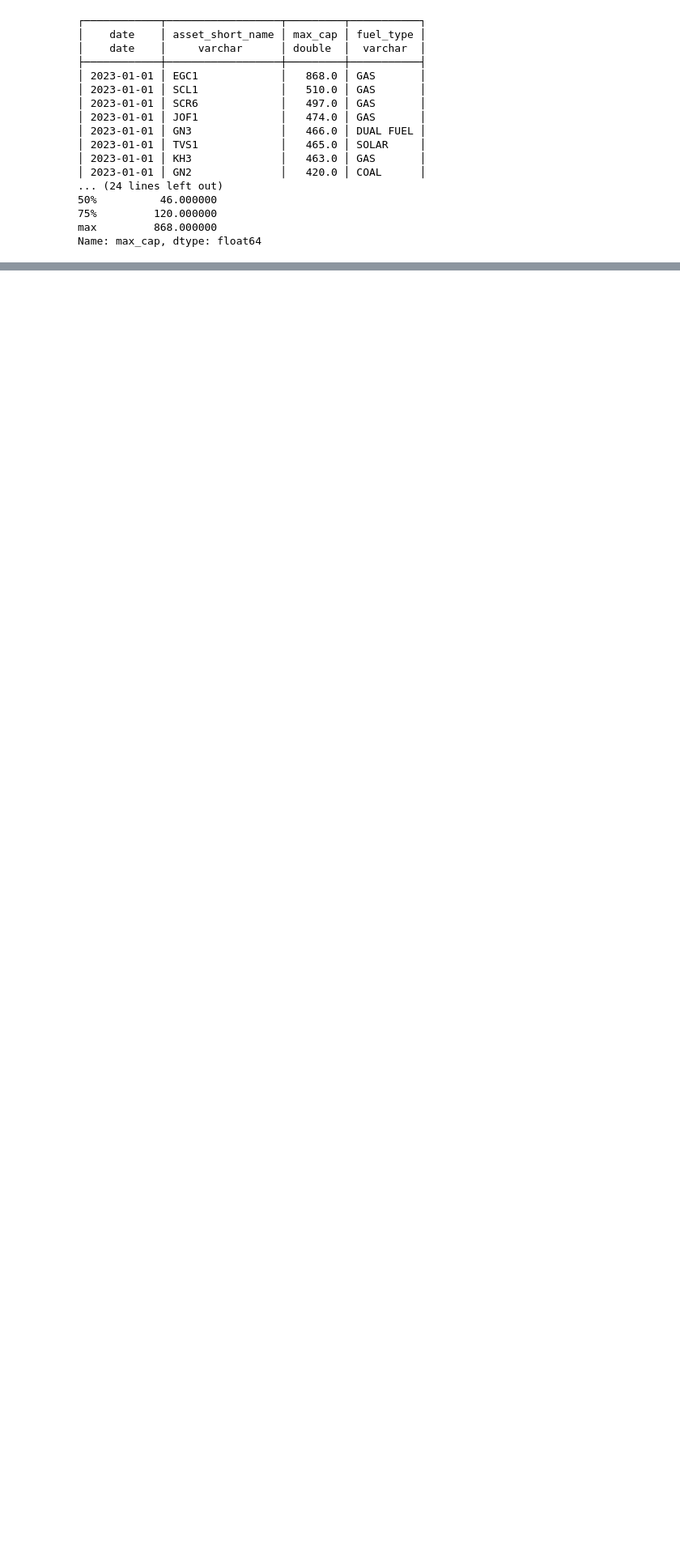
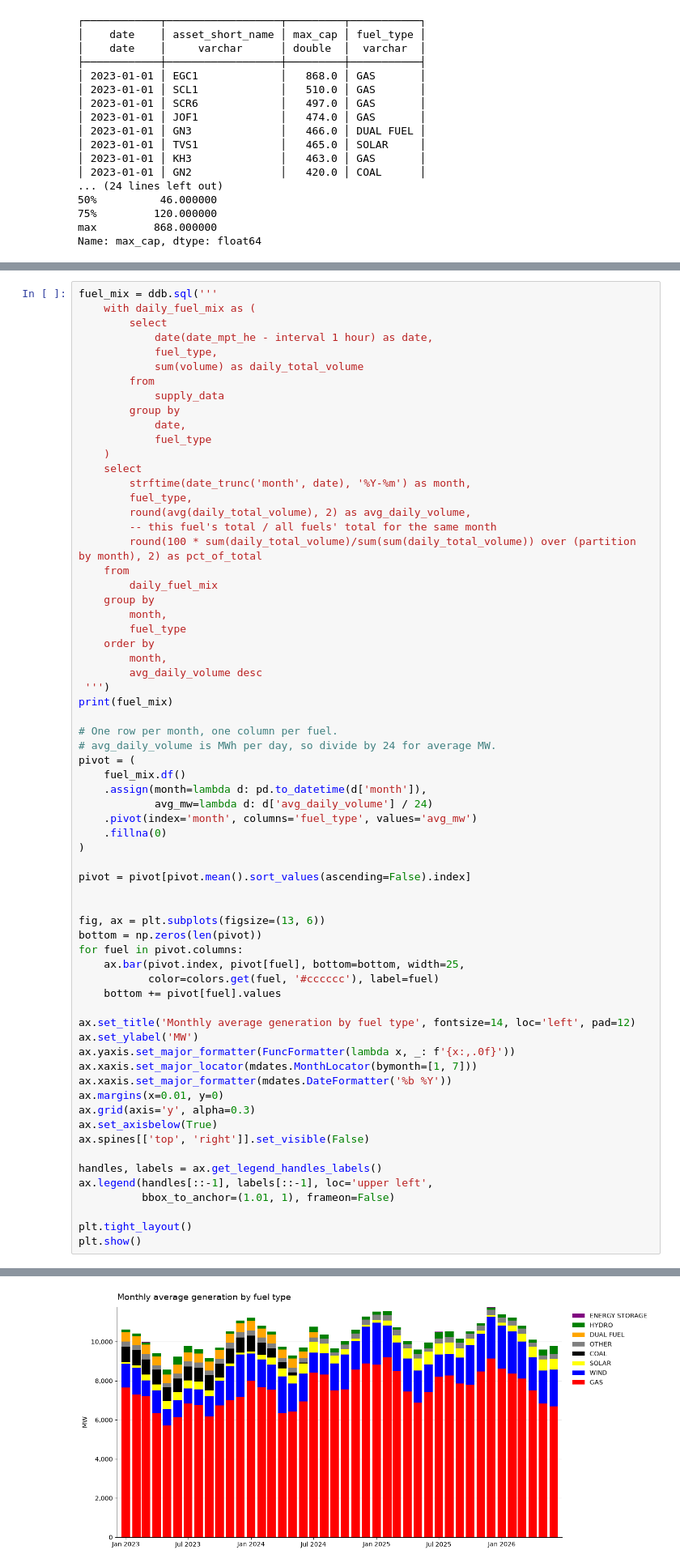
Before and after one commit to rchlmlngt/Alberta-Power-Market-Analysis, a Jupyter notebook: Supply_Analysis.ipynb, the cells around one changed output, grey strips where cells are left out. Shown at 81% size. Saved outputs shown, nothing was run; the diff lists cells and outputs as text; blank space fills up the shorter version.

Commit message:
Added monthly average fuel mix and renewables capacity factor.

```diff
--- a/Supply_Analysis.ipynb
+++ b/Supply_Analysis.ipynb
@@ -166,0 +174,67 @@ plt.show()
+# %%
+fuel_mix = ddb.sql('''
+    with daily_fuel_mix as (
+        select
+            date(date_mpt_he - interval 1 hour) as date,
+            fuel_type,
+            sum(volume) as daily_total_volume
+        from
+            supply_data
+        group by
+            date,
+            fuel_type
+    )
+    select
+        strftime(date_trunc('month', date), '%Y-%m') as month,
+        fuel_type,
+        round(avg(daily_total_volume), 2) as avg_daily_volume,
+        -- this fuel's total / all fuels' total for the same month
+        round(100 * sum(daily_total_volume)/sum(sum(daily_total_volume)) over (partition by month), 2) as pct_of_total
+    from
+        daily_fuel_mix
+    group by
+        month,
+        fuel_type
+    order by
+        month,
+        avg_daily_volume desc
+ ''')
+print(fuel_mix)
+
+# One row per month, one column per fuel.
+# avg_daily_volume is MWh per day, so divide by 24 for average MW.
+pivot = (
+    fuel_mix.df()
+    .assign(month=lambda d: pd.to_datetime(d['month']),
+            avg_mw=lambda d: d['avg_daily_volume'] / 24)
+    .pivot(index='month', columns='fuel_type', values='avg_mw')
+    .fillna(0)
+)
+
+pivot = pivot[pivot.mean().sort_values(ascending=False).index]
+
+
+fig, ax = plt.subplots(figsize=(13, 6))
+bottom = np.zeros(len(pivot))
+for fuel in pivot.columns:
+    ax.bar(pivot.index, pivot[fuel], bottom=bottom, width=25,
+           color=colors.get(fuel, '#cccccc'), label=fuel)
+    bottom += pivot[fuel].values
+
+ax.set_title('Monthly average generation by fuel type', fontsize=14, loc='left', pad=12)
+ax.set_ylabel('MW')
+ax.yaxis.set_major_formatter(FuncFormatter(lambda x, _: f'{x:,.0f}'))
+ax.xaxis.set_major_locator(mdates.MonthLocator(bymonth=[1, 7]))
+ax.xaxis.set_major_formatter(mdates.DateFormatter('%b %Y'))
+ax.margins(x=0.01, y=0)
+ax.grid(axis='y', alpha=0.3)
+ax.set_axisbelow(True)
+ax.spines[['top', 'right']].set_visible(False)
+
+handles, labels = ax.get_legend_handles_labels()
+ax.legend(handles[::-1], labels[::-1], loc='upper left',
+          bbox_to_anchor=(1.01, 1), frameon=False)
+
+plt.tight_layout()
+plt.show()
+# %% [output]
@@ -166,0 +258 @@ plt.show()
+[figure, added]
```
Also changed, not shown: parts of 8 cells of this notebook.
